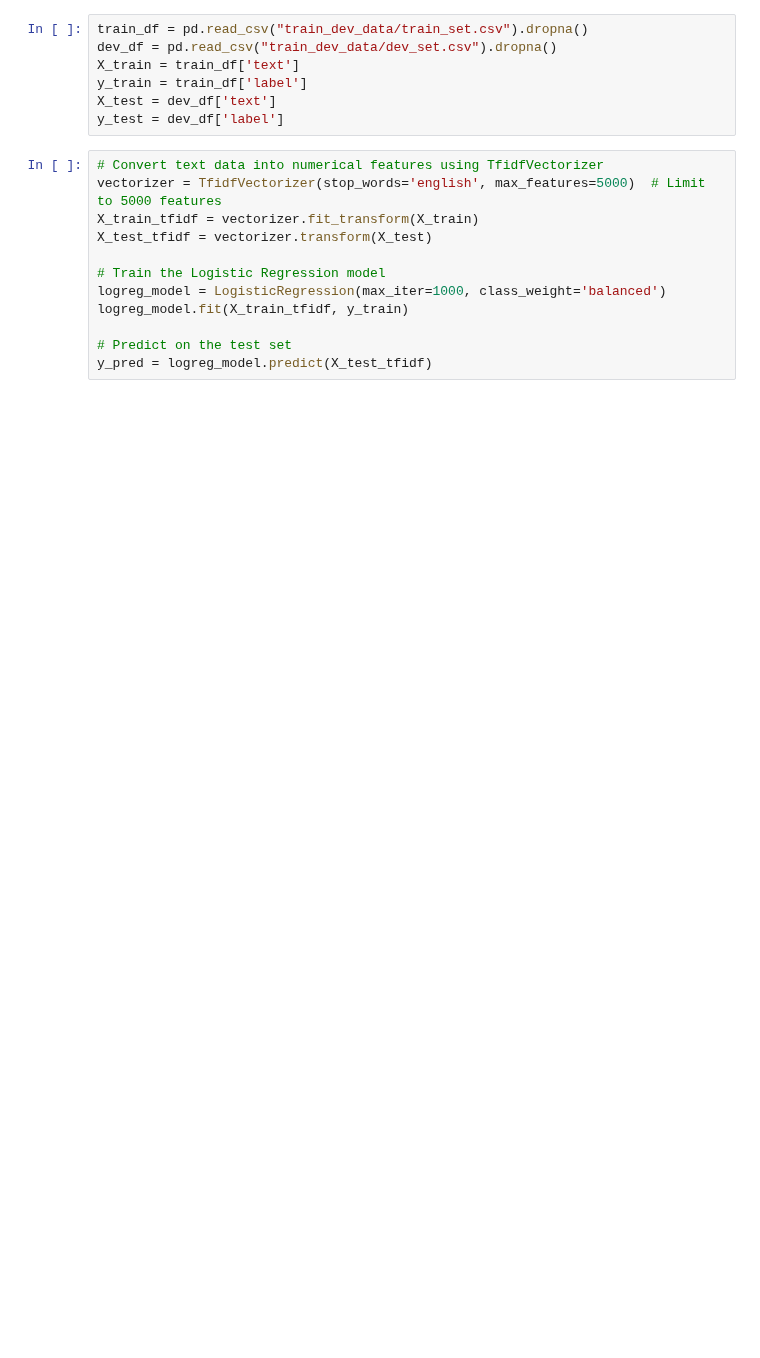
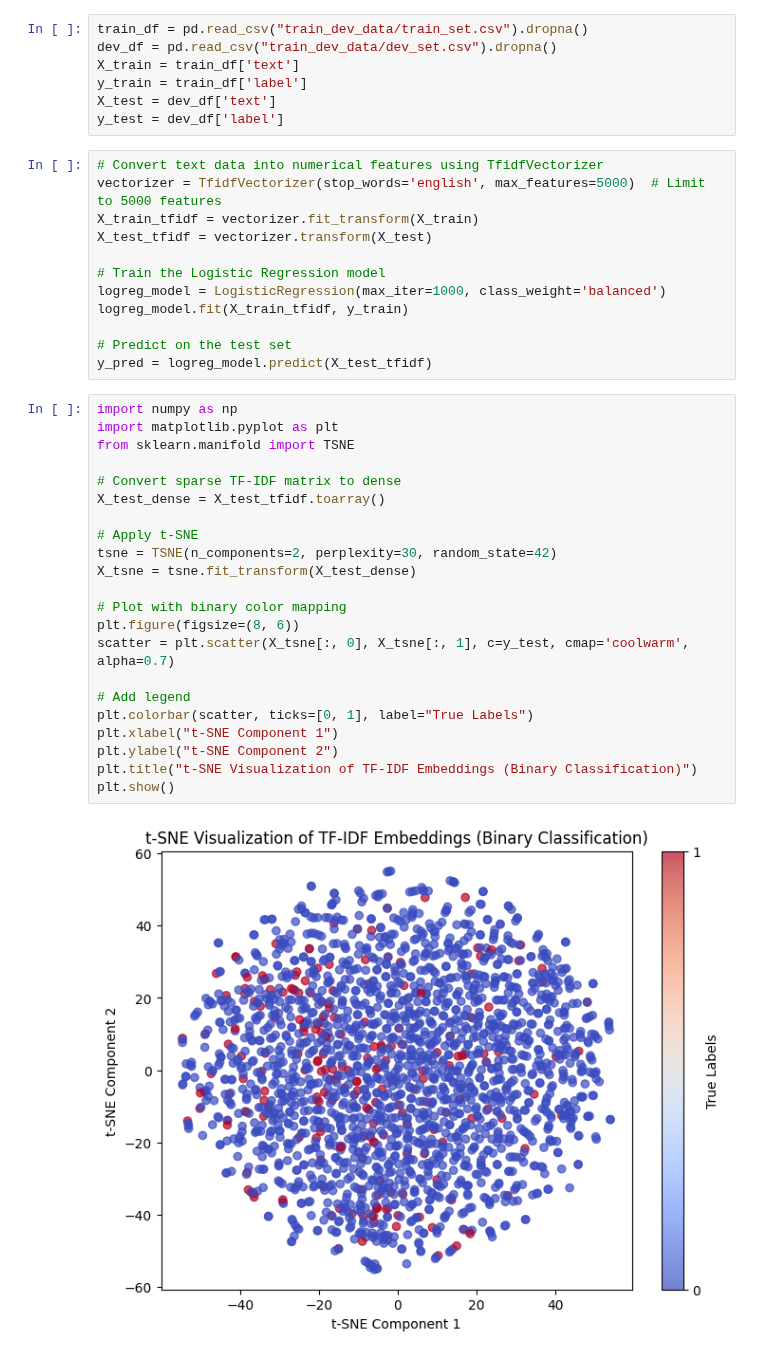
Before and after one commit to mwmlo/nlp-pcl-cw, a Jupyter notebook: logistic_regression.ipynb, the cells around one changed output. Drawn from its saved outputs; the diff is of its cells as text; blank space fills up the shorter version.

```diff
--- a/logistic_regression.ipynb
+++ b/logistic_regression.ipynb
@@ -30,3 +31,27 @@ logreg_model.fit(X_train_tfidf, y_train)
 
 # Predict on the test set
 y_pred = logreg_model.predict(X_test_tfidf)
+# %%
+import numpy as np
+import matplotlib.pyplot as plt
+from sklearn.manifold import TSNE
+
+# Convert sparse TF-IDF matrix to dense
+X_test_dense = X_test_tfidf.toarray()
+
+# Apply t-SNE
+tsne = TSNE(n_components=2, perplexity=30, random_state=42)
+X_tsne = tsne.fit_transform(X_test_dense)
+
+# Plot with binary color mapping
+plt.figure(figsize=(8, 6))
+scatter = plt.scatter(X_tsne[:, 0], X_tsne[:, 1], c=y_test, cmap='coolwarm', alpha=0.7)
+
+# Add legend
+plt.colorbar(scatter, ticks=[0, 1], label="True Labels")
+plt.xlabel("t-SNE Component 1")
+plt.ylabel("t-SNE Component 2")
+plt.title("t-SNE Visualization of TF-IDF Embeddings (Binary Classification)")
+plt.show()
+# %% [output]
+[figure, added]
```
Also changed, not shown: parts of 5 cells of this notebook, 1 other file.
